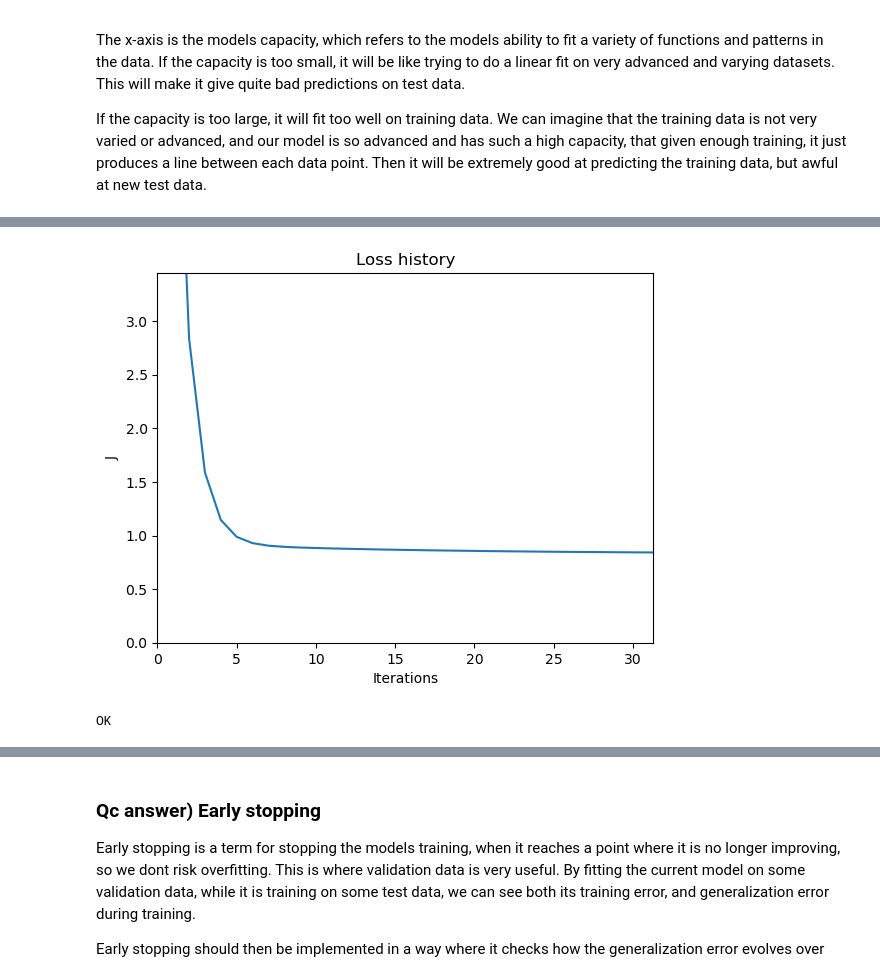
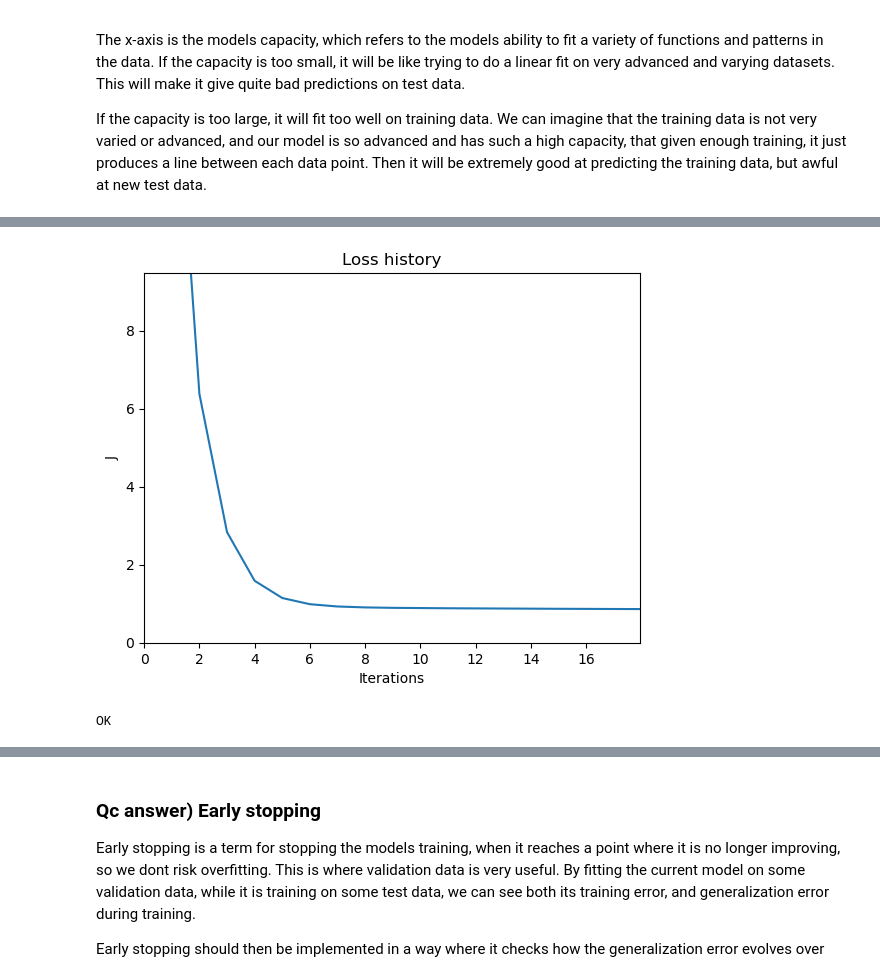
Before and after one commit to Eventid3/mal_grp30, a Jupyter notebook: O3/learning_curves.ipynb, the cells around one changed output, grey strips where cells are left out. Cells and saved outputs as stored; diff of their text form; code cells hidden in the pictures.

Commit message:
Added rest of learning_curves

```diff
--- a/O3/learning_curves.ipynb
+++ b/O3/learning_curves.ipynb
@@ -65,18 +225,15 @@ on your regressor class, that accumulates the internally calculated $J$'s. Once
 # %%
-from libitmal import linreg
 import numpy as np
-
-r = linreg.MyLinReg()
 
 # Some dummy linear data
 X = 2 * np.random.rand(100, 1)
 y = 4 + 3 * X + np.random.randn(100, 1)
 
 # Train your model
-r = linreg.MyLinReg(eta0=0.1, max_iter=1000, tol=1e-6, verbose=True)
+r = MyLinReg(eta0=0.1, max_iter=1000, tol=1e-6, verbose=True)
 r.fit(X, y)
 
-h = r.LossHistory()
+h = r.TrainLossHistory()
 
 %matplotlib inline
 import matplotlib.pyplot as plt
@@ -93,7 +250,7 @@ if zoom_axis:
     limits_x = ax.get_xlim()
     limits_y = ax.get_ylim()
     ax.set_ylim([0, limits_y[1]/5]) # zoom on y axis
-    ax.set_xlim([0, limits_x[1]/10])
+    ax.set_xlim([0, limits_x[1]/10]) # zoom on x axis
 
 plt.show()
 
@@ -103,4 +260,4 @@ Converged after 299 iterations.
-[figure, old version]
+[figure, new version]
 OK
 # %% [markdown]
 ### Qc) Early Stopping
```
Also changed, not shown: parts of 4 cells of this notebook, 1 other file.
